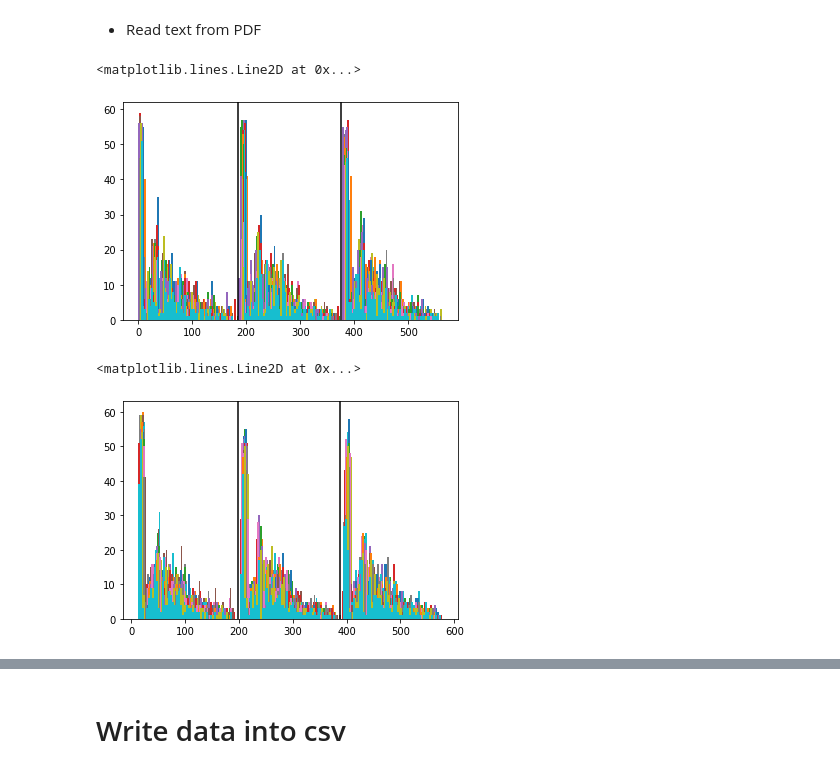
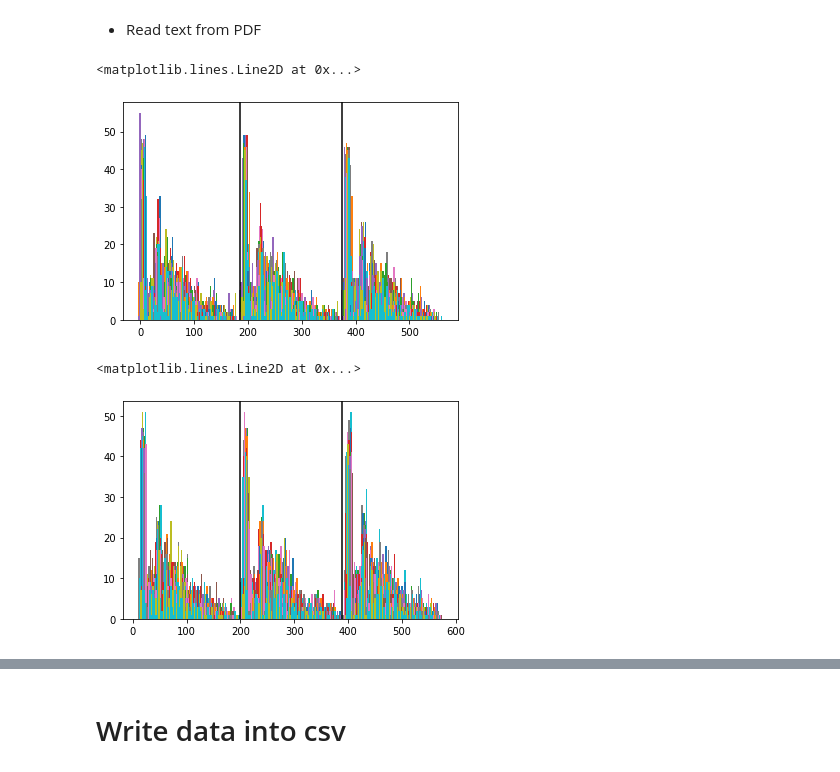
Before and after one commit to GeoDaCenter/opioid-policy-scan, a Jupyter notebook: MOUD_scraping/1990/pdf_scraper_90.ipynb, the cells around one changed output, grey strips where cells are left out. Saved outputs shown, nothing was run; the diff lists cells and outputs as text; code cells hidden in the pictures.

```diff
--- a/MOUD_scraping/1990/pdf_scraper_90.ipynb
+++ b/MOUD_scraping/1990/pdf_scraper_90.ipynb
@@ -85,5 +62,0 @@ abbr_keys = {}
-# %%
-#keys for treatment
-pagen = 7
-words = doc[pagen - 1].getText("words")
-words = text_to_rows(words, 5)
@@ -160,0 +105,9 @@ plt.axvline(590, color='black')
+# %%
+# - explore the page set up -
+# page without box of keys
+words = doc[21 - 1].getText("words")
+# check the y distribution to remove top and bottom crap...
+y0s = [word[1] for word in words]
+a = plt.hist(y0s, bins = 100)
+plt.axvline(70, color='black') #state name
+plt.axvline(700, color='black') #for page number
@@ -165,10 +121,12 @@ def clean_text(words):
     if [word for word in words if word[1] < 70]:
         #find the position of the state name
         state_pos = [word[0] for word in words if word[1] < 70][0]
+
         #if state name is in the middle means there is a box of keys at the end of page
         #cut the box with keys
         if (state_pos > 150) and (state_pos < 350):
-            words = [word for word in words if word[1] < 590]
+            words = [word for word in words if word[1] < 580]
+
     #cut state name and page number
     return [word for word in words if (word[1] > 70 and word[1] < 700)]
 # %%
@@ -224,25 +183,25 @@ for pagen in range(100, 200, 2):
     words = doc[pagen - 1].getText("words")
     words = clean_text(words)
     x0s = [word[0] for word in words]
-    a = plt.hist(x0s, bins = 170)
+    a = plt.hist(x0s, bins = 200)
 
 plt.axvline(185, color='black')
 plt.axvline(375, color='black')
 # %% [output]
 <matplotlib.lines.Line2D at 0x...>
-[figure, old version]
+[figure, new version]
 # %%
 #to find column seperation
 for pagen in range(101, 200, 2):
     words = doc[pagen - 1].getText("words")
     words = clean_text(words)
     x0s = [word[0] for word in words]
-    a = plt.hist(x0s, bins = 150)
+    a = plt.hist(x0s, bins = 200)
 
 plt.axvline(199, color='black')
 plt.axvline(388, color='black')
 # %% [output]
 <matplotlib.lines.Line2D at 0x...>
-[figure, old version]
+[figure, new version]
 # %%
 #testing
```
Also changed, not shown: parts of 37 cells of this notebook.
